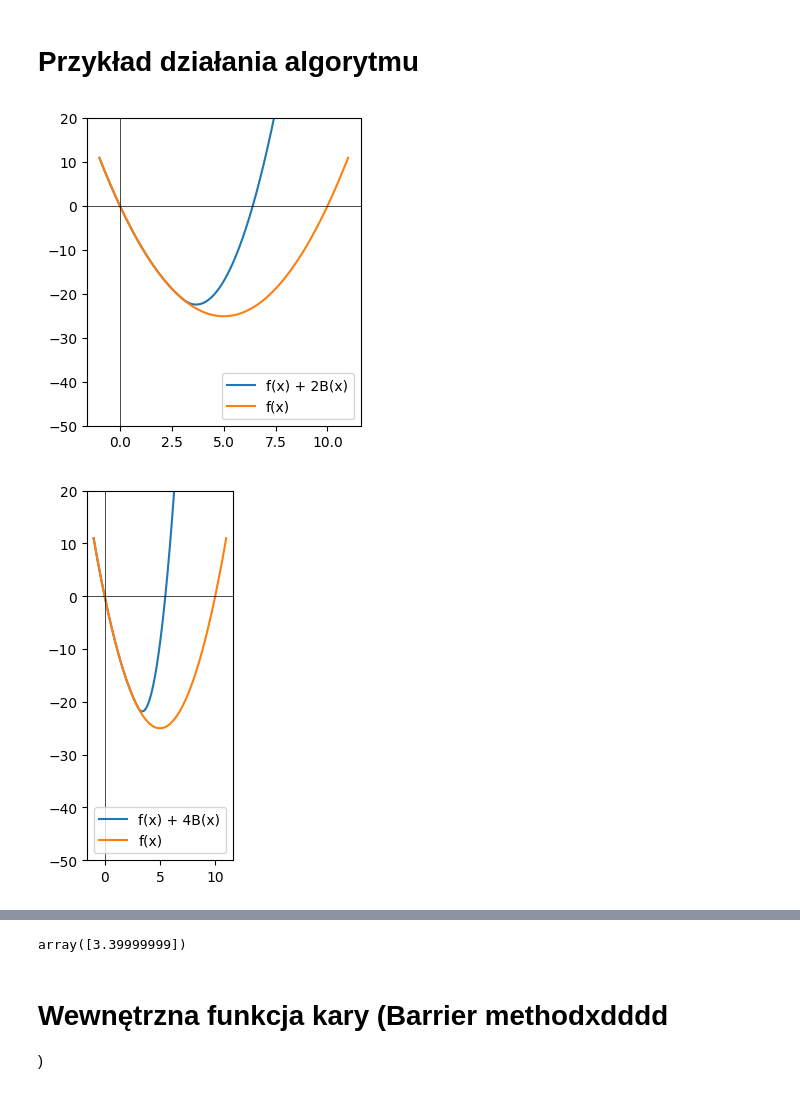
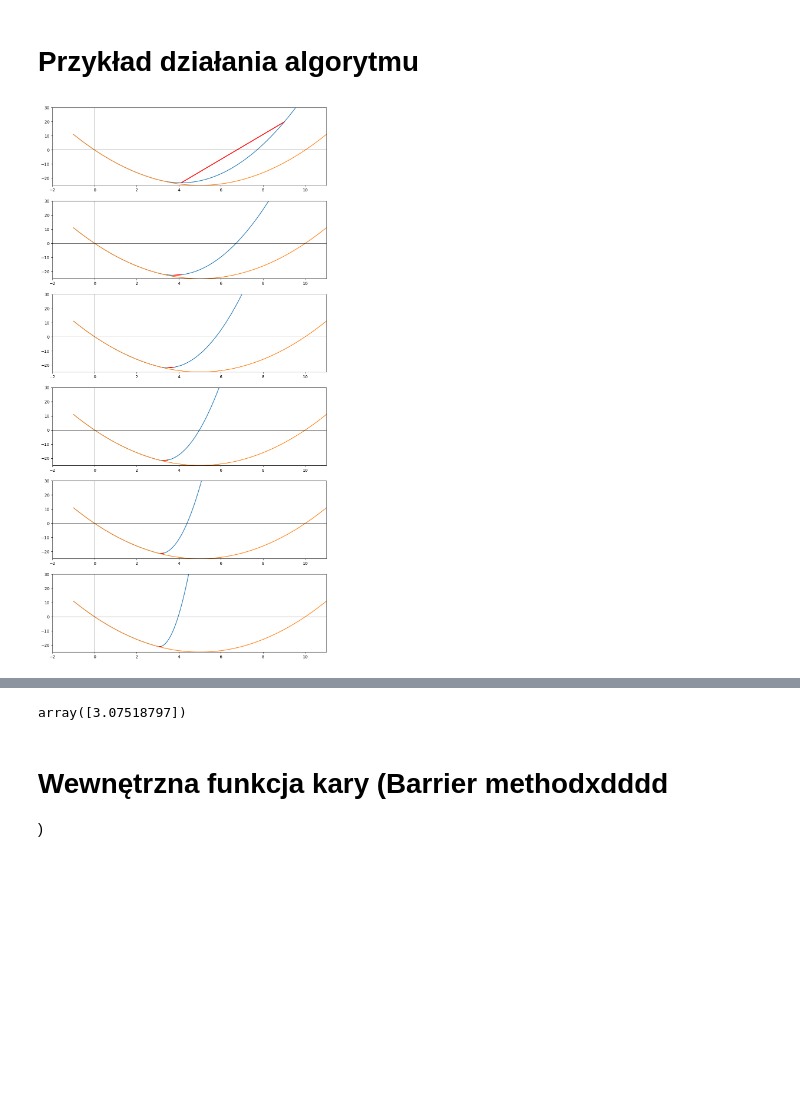
Before and after one commit to mateuuszzzzz/metody_optymalizacji, a Jupyter notebook: penalty_functions.ipynb, the cells around one changed output, grey strips where cells are left out. Drawn from its saved outputs; the diff is of its cells as text; code cells hidden in the pictures; blank space fills up the shorter version.

Commit message:
Plot external method algorithm steps

```diff
--- a/penalty_functions.ipynb
+++ b/penalty_functions.ipynb
@@ -123,49 +126,55 @@ from algorithms import external_penalty_function_method
 from matplotlib import pyplot as plt
 import numpy as np
 
-EPS = 10e-5
+EPS = 10e-8
 C = 2
-RHO_0 = 1
+RHO_0 = 0.8
 X0 = 9
 
 F = lambda x: x**2 - 10*x
 
 INEQUALITY_CONSTRAINTS = [
     lambda x: x-3 # x-3 <= 0
 ]
 
 EQUALITY_CONSTRAINTS = []
 
-MAX_ITER = 3
+MAX_ITER = 6
 MAX_OPT_ITER = 1000
 
-plt.figure(figsize=(12, 4))
+fig, axs = plt.subplots(MAX_ITER, 1, figsize=(12, 4*MAX_ITER))
 
 def plot_method_step(f, penalty, rho, optimizer_steps, step):
+    F = lambda x: f(x) + penalty(x,rho)
     x = np.linspace(-1,11,10000)
+    optimizer_steps_values = [F(opt_step) for opt_step in optimizer_steps]
+    ax = axs[step-1]
 
-    plt.subplot(1, 3, step)
-    plt.plot(x, (f(x) + penalty(x,rho)), label=f'f(x) + {rho}B(x)')
-    plt.plot(x, f(x), label='f(x)')
-    plt.ylim(-50, 20)
-    plt.axhline(0, color='black',linewidth=0.5)
-    plt.axvline(0, color='black',linewidth=0.5)
-    plt.legend()
-    plt.show()
+    ax.plot(x, F(x), label=f'f(x) + {rho}B(x)')
+    ax.plot(x, f(x), label='f(x)')
+    ax.plot(optimizer_steps, optimizer_steps_values, c='r', linestyle='-', linewidth='2')
 
 
-external_penalty_function_method(
+    ax.axhline(0, color='black',linewidth=0.5)
+    ax.axvline(0, color='black',linewidth=0.5)
+    ax.set_xlim(-2,11)
+    ax.set_ylim(-25,30)
+
+
+solution = external_penalty_function_method(
     EPS,
     C,
     RHO_0,
     X0,
     INEQUALITY_CONSTRAINTS,
     EQUALITY_CONSTRAINTS,
     F,
     MAX_ITER,
     MAX_OPT_ITER,
     callback=plot_method_step,
 )
+
+plt.show()
+solution
 # %% [output]
-[figure, old version]
+[figure, new version]
-[figure, removed]
@@ -173,4 +181,4 @@ external_penalty_function_method(
-array([3.39999999])
+array([3.07518797])
 # %% [markdown]
 # Wewnętrzna funkcja kary (Barrier methodxdddd
 )
```
Also changed, not shown: parts of 2 cells of this notebook, 1 other file.
